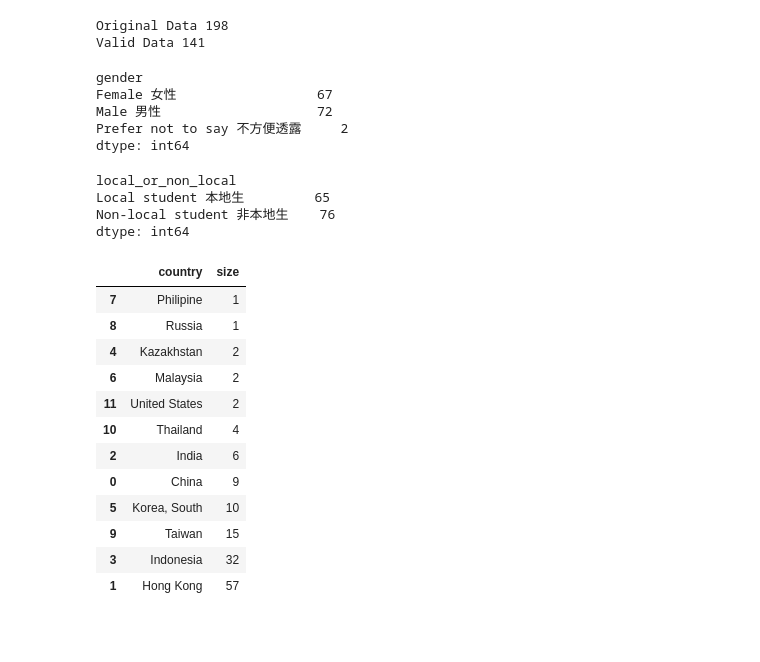
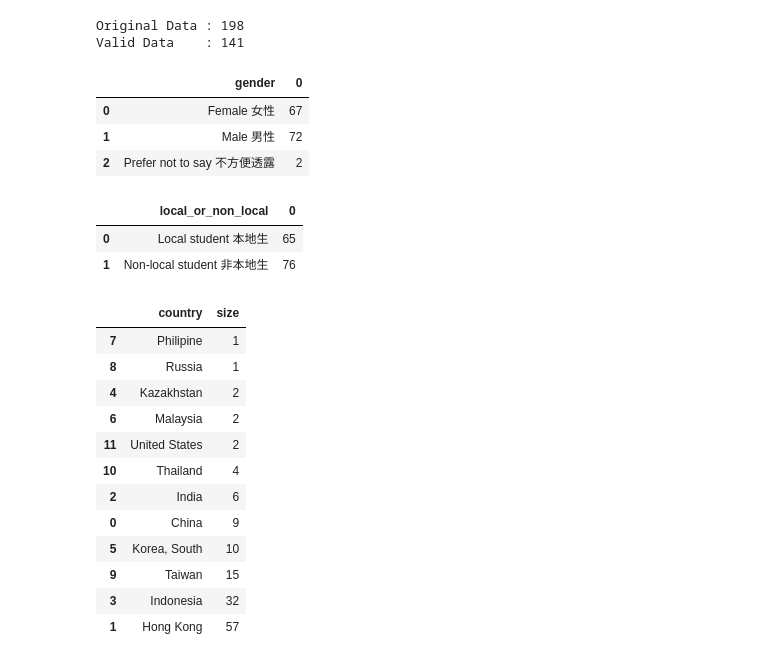
Before and after one commit to nicktanryo/gecc-fyp, a Jupyter notebook: analysis.ipynb, the cells around one changed output. Drawn from its saved outputs; the diff is of its cells as text; code cells hidden in the pictures; blank space fills up the shorter version.

```diff
--- a/analysis.ipynb
+++ b/analysis.ipynb
@@ -74,26 +74,24 @@ df.head()
 | 5 | Female 女性 | 21 | Non-local student 非本地生 | The Chinese University of Hong Ko... | Undergraduate student 本科生 | 4 or above 四年級以上 | 2-4 times a month 每月二至四次 | ... |
 | 6 | Male 男性 | 20 | Non-local student 非本地生 | The Chinese University of Hong Ko... | Undergraduate student 本科生 | 4 or above 四年級以上 | 2-3 times a week 每週二至三次 | ... |
 # %%
-print("Original Data", len(raw_df))
-print("Valid Data", len(df))
+print("Original Data :", len(raw_df))
+print("Valid Data    :", len(df))
 # %% [output]
-Original Data 198
-Valid Data 141
+Original Data : 198
+Valid Data    : 141
 # %%
-df.groupby("gender").size()
+df.groupby("gender").size().reset_index()
 # %% [output]
-gender
-Female 女性                  67
-Male 男性                    72
-Prefer not to say 不方便透露     2
-dtype: int64
+|  | gender | 0 |
+| 0 | Female 女性 | 67 |
+| 1 | Male 男性 | 72 |
+| 2 | Prefer not to say 不方便透露 | 2 |
 # %%
-df.groupby("local_or_non_local").size()
+df.groupby("local_or_non_local").size().reset_index()
 # %% [output]
-local_or_non_local
-Local student 本地生         65
-Non-local student 非本地生    76
-dtype: int64
+|  | local_or_non_local | 0 |
+| 0 | Local student 本地生 | 65 |
+| 1 | Non-local student 非本地生 | 76 |
 # %%
 data_groupby_countries = df.groupby("nationality").size().reset_index()
 data_groupby_countries.columns = ["country", "size"]
```
